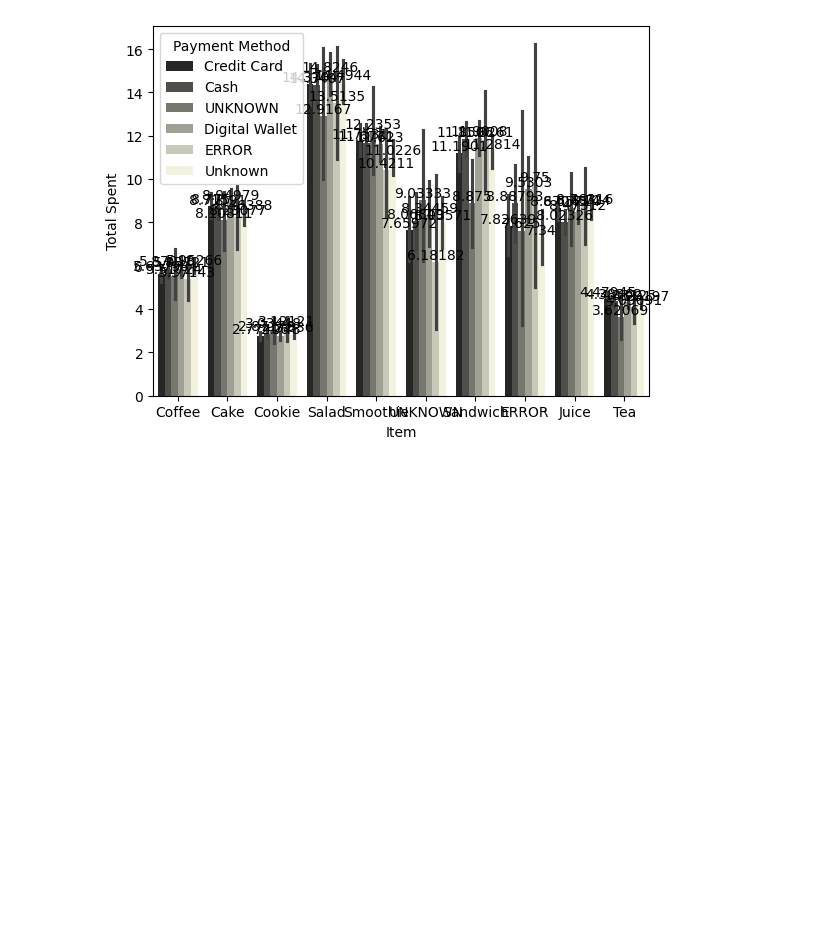
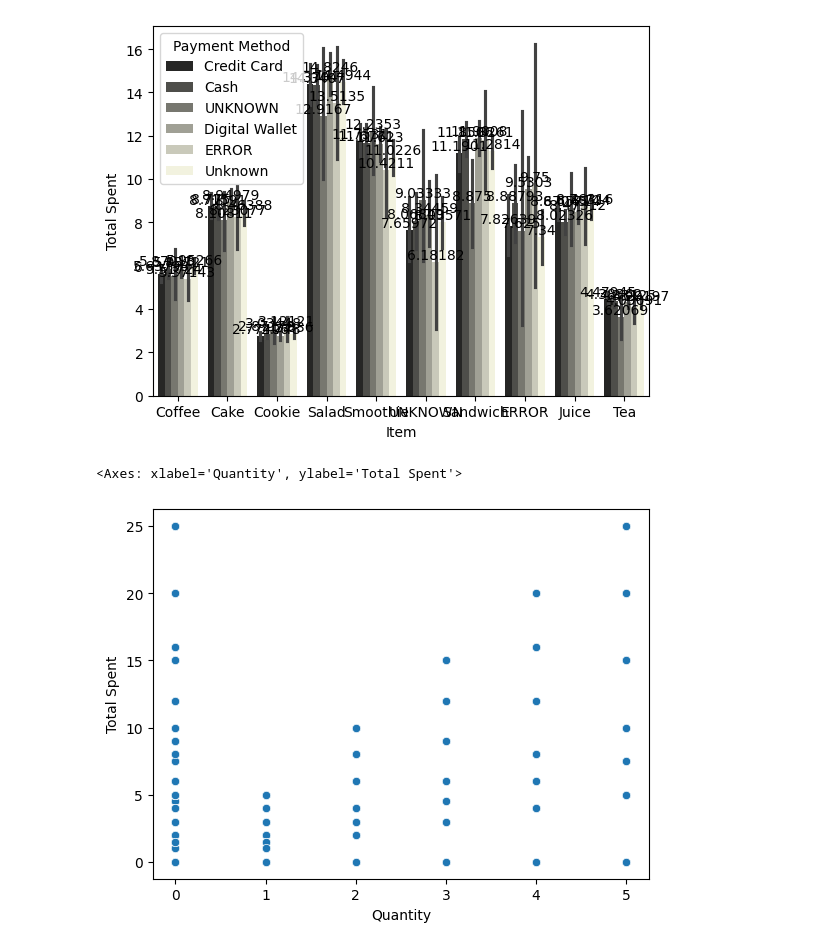
Before and after one commit to dpkasahu/numpy, a Jupyter notebook: seaborn.ipynb, the cells around one changed output. Saved outputs shown, nothing was run; the diff lists cells and outputs as text; code cells hidden in the pictures; blank space fills up the shorter version.

```diff
--- a/seaborn.ipynb
+++ b/seaborn.ipynb
@@ -468,3 +468,9 @@ Setting a gradient palette using color= is deprecated and will be removed in v0.
 
   a=sns.barplot(x='Item',y='Total Spent',data=sb3,color='beige',hue='Payment Method')
 [figure]
+# %%
+#scatterplot
+sns.scatterplot(x='Quantity',y='Total Spent',data=sb3)
+# %% [output]
+<Axes: xlabel='Quantity', ylabel='Total Spent'>
+[figure, added]
```
